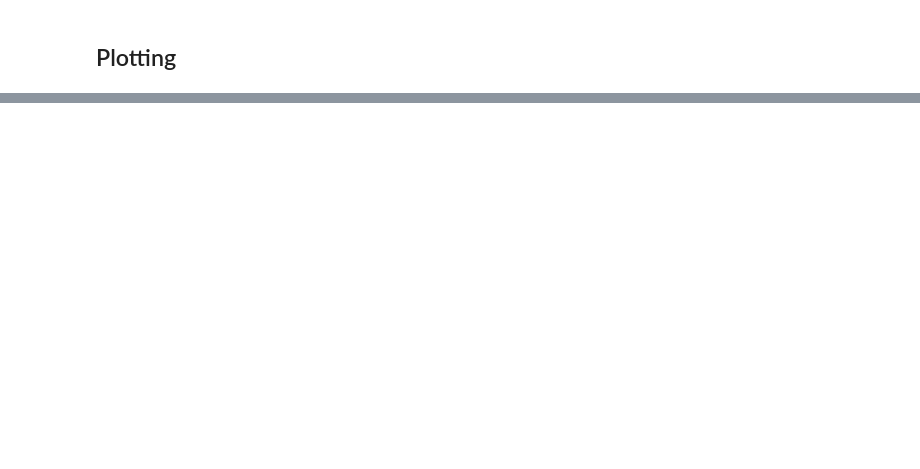
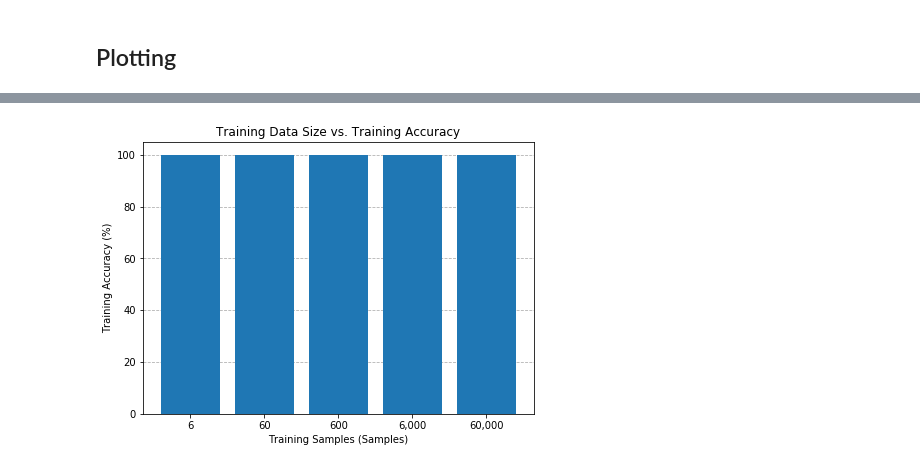
Before and after one commit to rknightly/neural-mnist, a Jupyter notebook: Train Size MNIST MLP.ipynb, the cells around one changed output, grey strips where cells are left out. Cells and saved outputs as stored; diff of their text form; code cells hidden in the pictures; blank space fills up the shorter version.

Commit message:
Add zoomed-in graphs

```diff
--- a/Train Size MNIST MLP.ipynb
+++ b/Train Size MNIST MLP.ipynb
@@ -117,0 +95,8 @@ KeyboardInterrupt:
+# %%
+log10_histories = [test_model(6), test_model(60), test_model(600), test_model(6000), test_model(60000)]
+linear_histories_low = [test_model(100), test_model(200), test_model(300), test_model(400), test_model(500)]
+linear_histories_high = [test_model(50100), test_model(50200), test_model(50300), test_model(50400), test_model(50500)]
+
+log10_histories = [training.history for training in log10_histories]
+linear_histories_low = [training.history for training in linear_histories_low]
+linear_histories_high = [training.history for training in linear_histories_high]
@@ -118,23 +121,30 @@ KeyboardInterrupt:
 # %% [markdown]
 ## Plotting
 # %%
+log10_labels = ('6', '60', '600', '6,000', '60,000')
+linear_labels_low = ('100', '200', '300', '400', '500')
+linear_labels_high = ('50,100', '50,200', '50,300', '50,400', '50,500')
+
+plt.rc('axes', axisbelow=True)
+
 # Bar Graphs
-plt.figure(0)
+plt.figure(num=0, figsize=(7, 5)) # 6.4X4.8
 plt.title('Training Data Size vs. Training Accuracy')
-plt.ylabel('Training Accuracy %')
+plt.ylabel('Training Accuracy (%)')
+plt.xlabel('Training Samples (Samples)')
 plt.grid(axis='y', linestyle='dashed')
-bar_titles = ('60 Samples', '600 Samples', '6,000 Samples', '60,000 Samples')
+bar_titles = log10_labels
 accuracy = [history['acc'][-1] for history in log10_histories]
 x_nums = np.arange(len(bar_titles))
 plt.bar(x_nums, accuracy, align='center')
-
 plt.xticks(x_nums, bar_titles)
 
-plt.figure(1)
+plt.figure(num=1, figsize=(7, 5)) # 6.4X4.8
 plt.title('Training Data Size vs. Validation Accuracy')
-plt.ylabel('Validation Accuracy %')
+plt.ylabel('Validation Accuracy (%)')
+plt.xlabel('Training Samples (Samples)')
 plt.grid(axis='y', linestyle='dashed')
-bar_titles = ('60 Samples', '600 Samples', '6,000 Samples', '60,000 Samples')
+bar_titles = log10_labels
 accuracy = [history['val_acc'][-1] for history in log10_histories]
 x_nums = np.arange(len(bar_titles))
 plt.bar(x_nums, accuracy, align='center')
@@ -143,24 +153,55 @@ plt.xticks(x_nums, bar_titles)
 # Line graphs
 x_data = np.arange(0, epochs+1)
 
-plt.figure(2)
-plt.title("Training Accuracy Vs. Epoch")
-plt.ylabel('Training Accuracy %')
-plt.xlabel('Epoch')
+plt.figure(num=2, figsize=(7, 5)) # 6.4X4.8
+plt.title("Training Accuracy Vs. Epochs")
+plt.ylabel('Training Accuracy (%)')
+plt.xlabel('Epochs Elapsed')
 plt.grid(linestyle='dashed')
 plt.xlim(1, epochs)
 plt.xticks(np.arange(0, epochs+1, step=2.0))
 for history in log10_histories:
     plt.plot(x_data, history['acc'])
-plt.legend(['60 Samples', '600 Samples', '6,000 Samples', '60,000 Samples'], loc='lower right')
+plt.legend([num + " Samples" for num in log10_labels], loc='lower right')
 
-plt.figure(3)
-plt.title("Validation Accuracy Vs. Epoch")
-plt.ylabel('Validation Accuracy %')
-plt.xlabel('Epoch')
+plt.figure(num=3, figsize=(7, 5)) # 6.4X4.8
+plt.title("Validation Accuracy Vs. Epochs")
+plt.ylabel('Validation Accuracy (%)')
+plt.xlabel('Epochs Elapsed')
 plt.grid(linestyle='dashed')
 plt.xlim(1, epochs)
 plt.xticks(np.arange(0, epochs+1, step=2.0))
 for history in log10_histories:
     plt.plot(x_data, history['val_acc'])
-plt.legend(['60 Samples', '600 Samples', '6,000 Samples', '60,000 Samples'], loc='lower right')
+plt.legend([num + " Samples" for num in log10_labels], loc='lower right')
+
+
+# Bar graphs for linear x scale
+# Linear graph for low values
+plt.figure(num=4, figsize=(7, 5)) # 6.4X4.8
+plt.title('Training Data Size vs. Validation Accuracy')
+plt.ylabel('Validation Accuracy (%)')
+plt.xlabel('Training Samples (Samples)')
+plt.grid(axis='y', linestyle='dashed')
+bar_titles = linear_labels_low
+accuracy = [history['val_acc'][-1] for history in linear_histories_low]
+x_nums = np.arange(len(bar_titles))
+plt.bar(x_nums, accuracy, align='center')
+plt.xticks(x_nums, bar_titles)
+low_slope = (accuracy[-1] - accuracy[0]) / 400.0
+print('SLOPE FOR LOW VALUES: {}'.format(low_slope))
+
+# Linear graph for high values
+plt.figure(num=5, figsize=(7, 5)) # 6.4X4.8
+plt.title('Training Data Size vs. Validation Accuracy')
+plt.ylabel('Validation Accuracy (%)')
+plt.xlabel('Training Samples (Samples)')
+plt.grid(axis='y', linestyle='dashed')
+bar_titles = linear_labels_high
+accuracy = [history['val_acc'][-1] for history in linear_histories_high]
+x_nums = np.arange(len(bar_titles))
+plt.bar(x_nums, accuracy, align='center')
+plt.xticks(x_nums, bar_titles)
+high_slope = (accuracy[-1] - accuracy[0]) / 400.0
+print('SLOPE FOR HIGH VALUES: {}'.format(high_slope))
+# %% [output]
@@ -166,0 +210 @@ plt.legend(['60 Samples', '600 Samples', '6,000 Samples', '60,000 Samples'], loc
+[figure, added]
```
Also changed, not shown: parts of 4 cells of this notebook.
